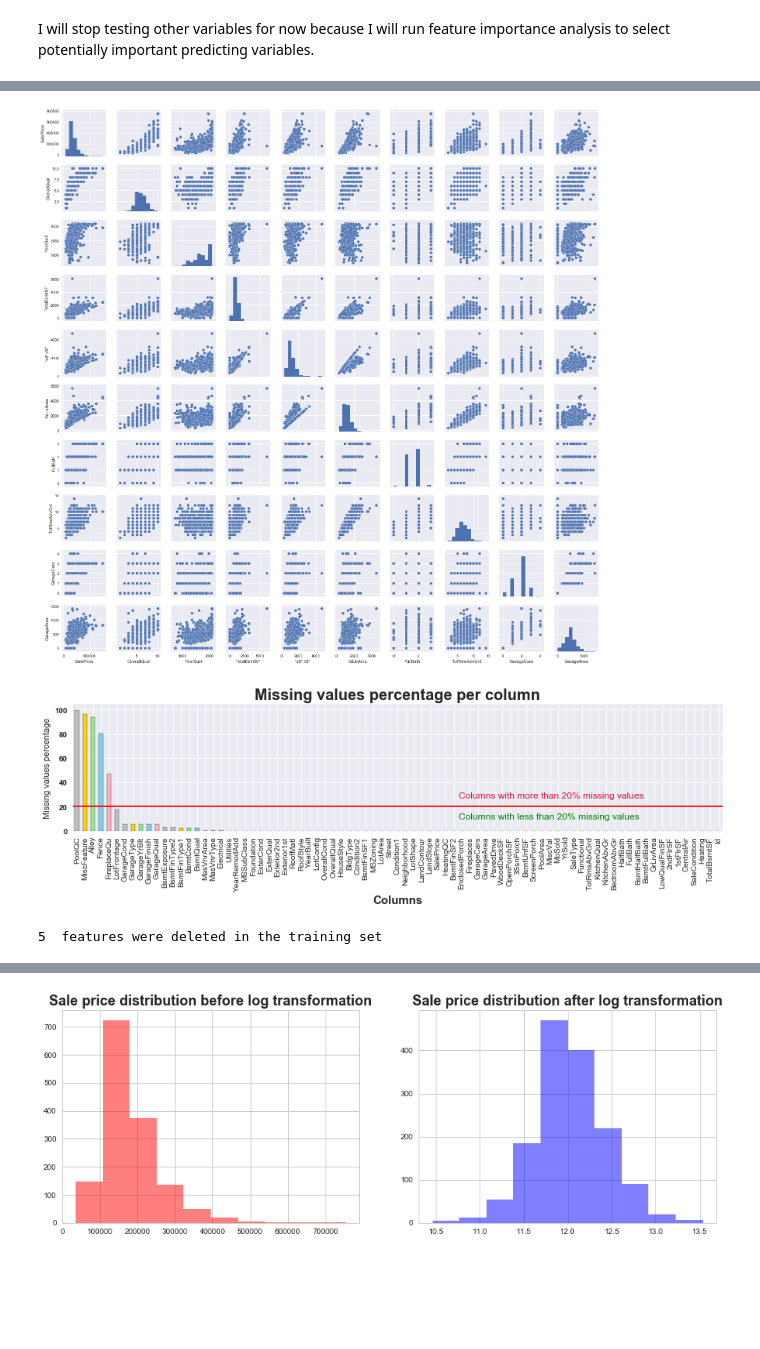
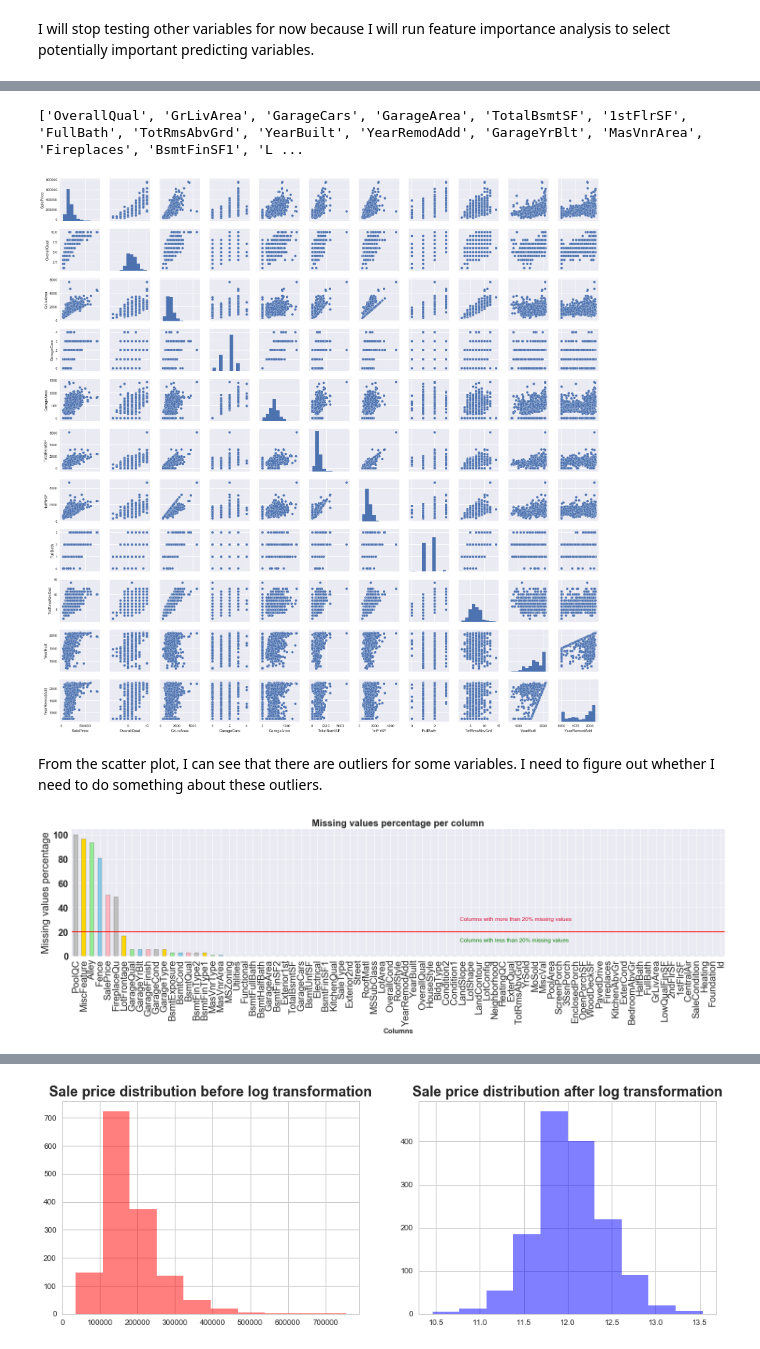
Before and after one commit to fengzhaods/HCI584X_project, a Jupyter notebook: Predicting Ames Houses Price .ipynb, the cells around one changed output, grey strips where cells are left out. Drawn from its saved outputs; the diff is of its cells as text; code cells hidden in the pictures; blank space fills up the shorter version.

```diff
--- a/Predicting Ames Houses Price .ipynb
+++ b/Predicting Ames Houses Price .ipynb
@@ -126,0 +171,6 @@ sns.heatmap(corrmatrix, vmax=.8, square=True);
+# %%
+# run correlation matrix (major changes since last time, adding correlation coefficients)
+corrmatrix = df_train.corr()
+sns.set(font_scale=2)
+plt.figure(figsize = (50,35))
+ax = sns.heatmap(corrmatrix, annot=True,annot_kws={"size": 25},fmt='.1f',cmap='PiYG', linewidths=.5)
@@ -127,14 +179,26 @@ sns.heatmap(corrmatrix, vmax=.8, square=True);
+# %%
+# Find out variables closely correlated with SalePrice
+corr_dict=corrmatrix['SalePrice'].sort_values(ascending=False).to_dict()
+important_columns=[]
+for key,value in corr_dict.items():
+    if ((value>0.1) & (value<1)) | (value<=-0.1):
+        important_columns.append(key)
+print(important_columns)
+# %% [output]
+['OverallQual', 'GrLivArea', 'GarageCars', 'GarageArea', 'TotalBsmtSF', '1stFlrSF', 'FullBath', 'TotRmsAbvGrd', 'YearBuilt', 'YearRemodAdd', 'GarageYrBlt', 'MasVnrArea', 'Fireplaces', 'BsmtFinSF1', 'L ...
 # %%
-# Select a few potential important factors and run the scatterplot
+# Select a few potential important factors (top 10 high correaltion with SalePrice) and run the scatterplot
 sns.set()
-cols = ['SalePrice', 'OverallQual', 'YearBuilt', 'TotalBsmtSF', '1stFlrSF', 'GrLivArea', 'FullBath', 'TotRmsAbvGrd', 'GarageCars', 'GarageArea']
+cols = ['SalePrice','OverallQual', 'GrLivArea', 'GarageCars', 'GarageArea', 'TotalBsmtSF', '1stFlrSF', 'FullBath', 'TotRmsAbvGrd', 'YearBuilt', 'YearRemodAdd']
 sns.pairplot(df_train[cols], size = 2)
 plt.show();
 # %% [output]
-[figure, old version]
+[figure, new version]
+# %% [markdown]
+From the scatter plot, I can see that there are outliers for some variables. I need to figure out whether I need to do something about these outliers.
 # %%
 # analyzing missing data, the msv1 function is written by Ami
-def msv1(data, thresh=20, color='black', edgecolor='black', width=15, height=3):
+def msv1(data, thresh=20, color='black', edgecolor='black', width=25, height=5):
     """
     SOURCE: https://www.kaggle.com/amiiiney/price-prediction-regularization-stacking
     """
@@ -154,12 +218,6 @@ def msv1(data, thresh=20, color='black', edgecolor='black', width=15, height=3):
 
     return plt.show()
 
-msv1(df_train, 20, color=('silver', 'gold', 'lightgreen', 'skyblue', 'lightpink'))
+msv1(train_test, 20, color=('silver', 'gold', 'lightgreen', 'skyblue', 'lightpink'))
 # %% [output]
-[figure, old version]
+[figure, new version]
-# %%
-# delete all the variables with more than 20% missing data
-df_train1=df_train.dropna(thresh=len(df_train)*0.8, axis=1)
-print(df_train.shape[1]- df_train1.shape[1], ' features were deleted in the training set')
-# %% [output]
-5  features were deleted in the training set
```
Also changed, not shown: parts of 22 cells of this notebook.
